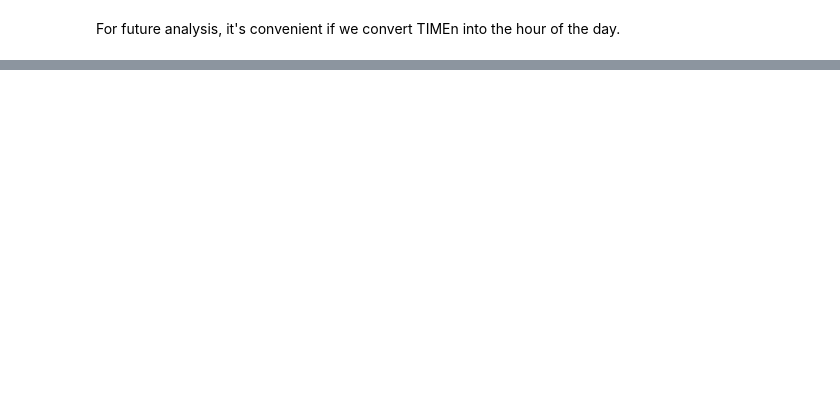
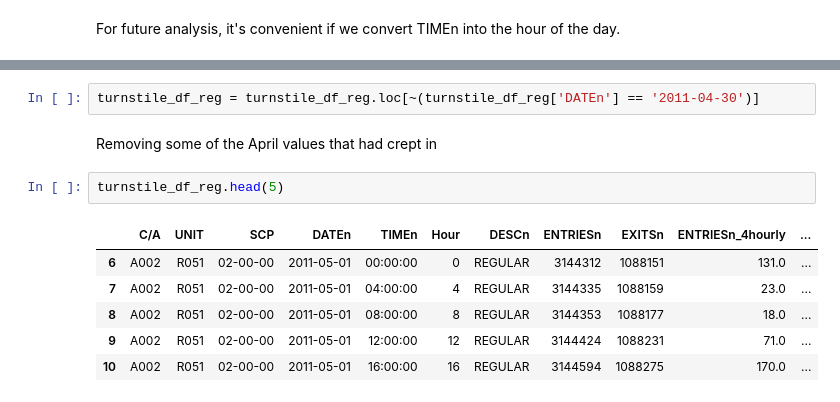
Before and after one commit to sushant2811/NYCsubwayData, a Jupyter notebook: NYCsubwayData.ipynb, the cells around one changed output, grey strips where cells are left out. Drawn from its saved outputs; the diff is of its cells as text; blank space fills up the shorter version.

Commit message:
Removing April values

```diff
--- a/NYCsubwayData.ipynb
+++ b/NYCsubwayData.ipynb
@@ -281,0 +296,13 @@ For future analysis, it's convenient if we convert TIMEn into the hour of the da
+# %%
+turnstile_df_reg = turnstile_df_reg.loc[~(turnstile_df_reg['DATEn'] == '2011-04-30')]
+# %% [markdown]
+Removing some of the April values that had crept in
+# %%
+turnstile_df_reg.head(5)
+# %% [output]
+|  | C/A | UNIT | SCP | DATEn | TIMEn | Hour | DESCn | ENTRIESn | EXITSn | ENTRIESn_4hourly | ... |
+| 6 | A002 | R051 | 02-00-00 | 2011-05-01 | 00:00:00 | 0 | REGULAR | 3144312 | 1088151 | 131.0 | ... |
+| 7 | A002 | R051 | 02-00-00 | 2011-05-01 | 04:00:00 | 4 | REGULAR | 3144335 | 1088159 | 23.0 | ... |
+| 8 | A002 | R051 | 02-00-00 | 2011-05-01 | 08:00:00 | 8 | REGULAR | 3144353 | 1088177 | 18.0 | ... |
+| 9 | A002 | R051 | 02-00-00 | 2011-05-01 | 12:00:00 | 12 | REGULAR | 3144424 | 1088231 | 71.0 | ... |
+| 10 | A002 | R051 | 02-00-00 | 2011-05-01 | 16:00:00 | 16 | REGULAR | 3144594 | 1088275 | 170.0 | ... |
```
Also changed, not shown: parts of 9 cells of this notebook.
